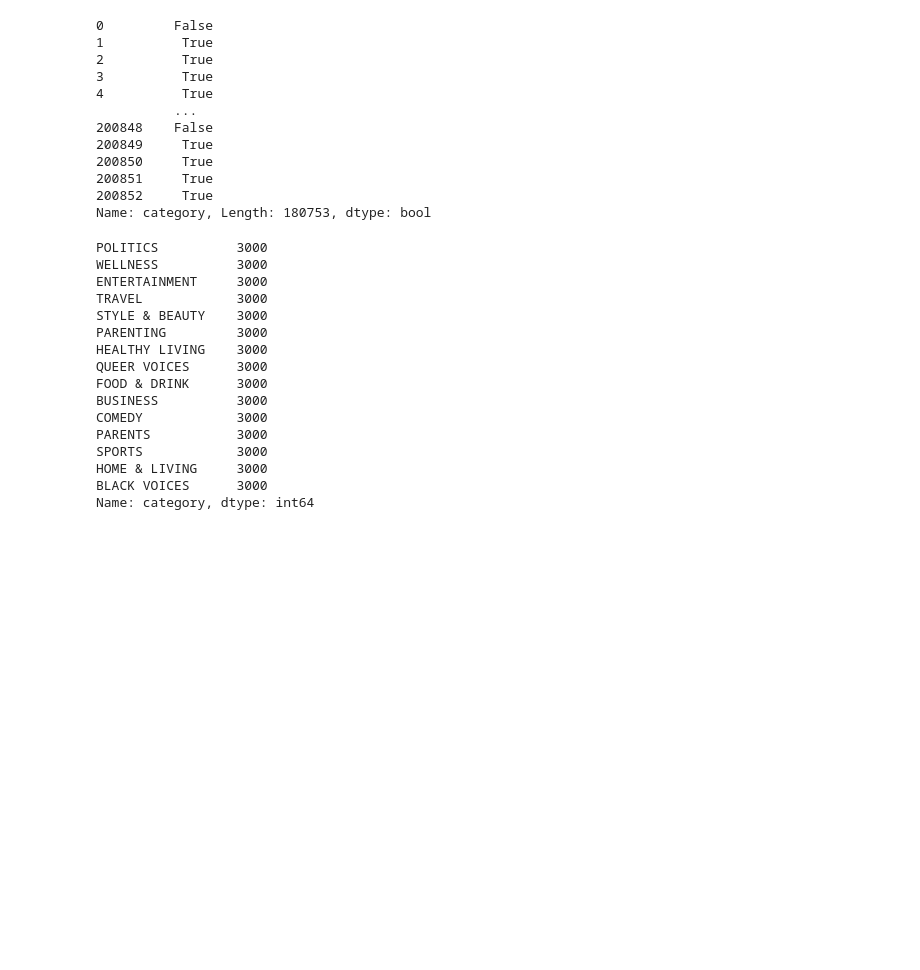
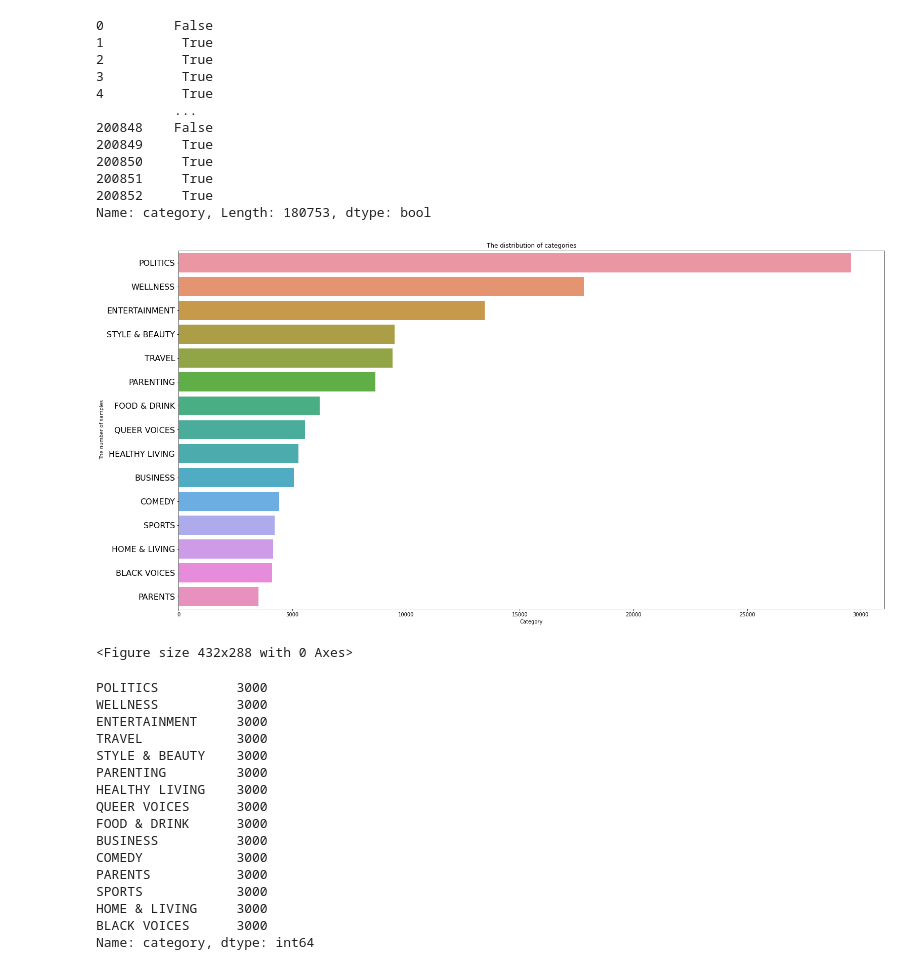
Before and after one commit to Santosh3010/Advance-AI-Project, a Jupyter notebook: AAI_Event_Extraction.ipynb, the cells around one changed output. Cells and saved outputs as stored; diff of their text form; code cells hidden in the pictures; blank space fills up the shorter version.

```diff
--- a/AAI_Event_Extraction.ipynb
+++ b/AAI_Event_Extraction.ipynb
@@ -156,4 +163,19 @@ cateo_keep = (data['category'] == 'POLITICS') | (data['category'] == 'WELLNESS'
             (data['category'] == 'STYLE & BEAUTY') | (data['category'] == 'PARENTING' )| (data['category'] == 'HEALTHY LIVING') | (data['category'] == 'QUEER VOICES') | \
               (data['category'] == 'FOOD & DRINK') | (data['category'] == 'BUSINESS' )| (data['category'] == 'COMEDY') | (data['category'] == 'PARENTS') | (data['category'] == 'SPORTS') | (data['category'] == 'HOME & LIVING' )| (data['category'] == 'BLACK VOICES')
 data = data[cateo_keep]
+# %%
+# Inspect size of each category that we keep
+category = data['category'].value_counts()
+plt.figure(figsize=(25,13))
+sns.barplot(y=category.index,x=category.values)
+plt.title("The distribution of categories")
+plt.xlabel("Category")
+plt.ylabel("The number of samples")
+
+plt.yticks(rotation=0,fontsize = 16)
+plt.show()
+plt.savefig(r"./category_bar.png")
+# %% [output]
+[figure, added]
+<Figure size 432x288 with 0 Axes>
 # %%
```
Also changed, not shown: parts of 17 cells of this notebook.
